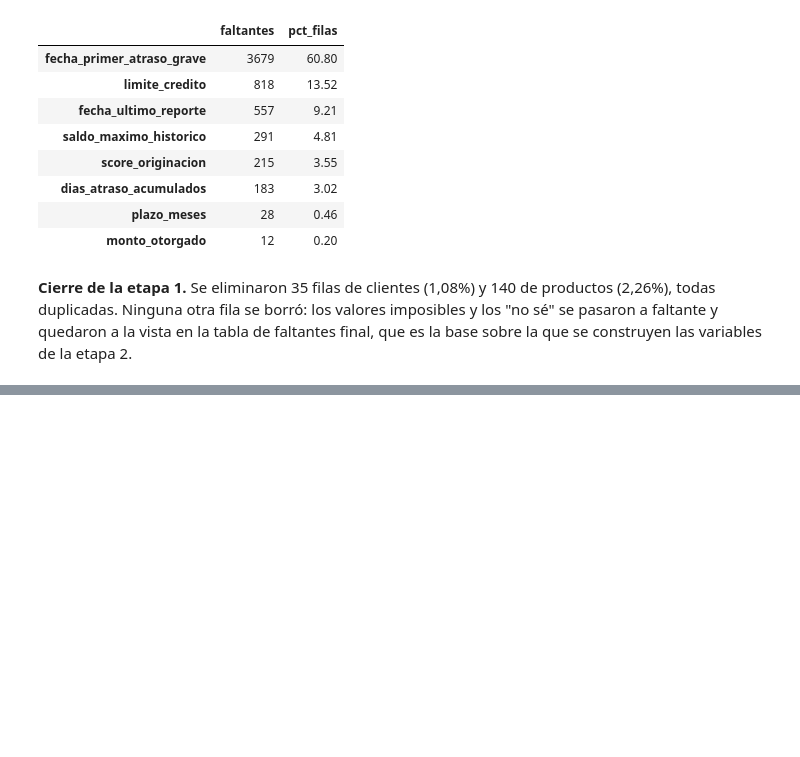
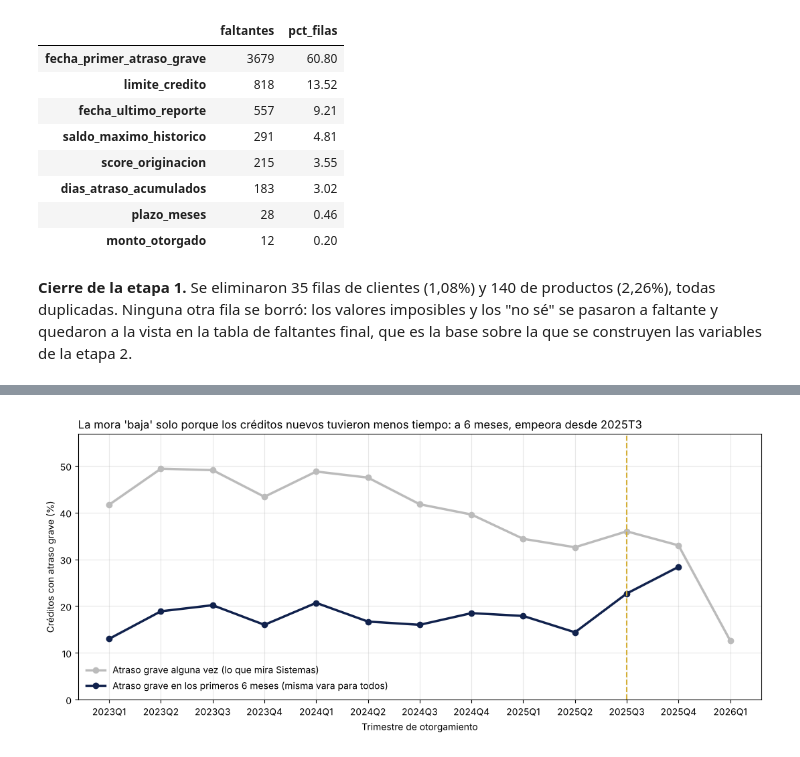
Before and after one commit to ncho06-a11y/proyecto-final-merli, a Jupyter notebook: notebooks/analisis_riesgo_credito.ipynb, the cells around one changed output, grey strips where cells are left out. Drawn from its saved outputs; the diff is of its cells as text; code cells hidden in the pictures; blank space fills up the shorter version.

```diff
--- a/notebooks/analisis_riesgo_credito.ipynb
+++ b/notebooks/analisis_riesgo_credito.ipynb
@@ -1308,0 +1492,13 @@ display(resumir_faltantes(productos))
+# %%
+# Uno cada crédito con los datos de su cliente y verifico el merge
+filas_antes_del_cambio = len(productos)
+creditos = productos.merge(clientes, on="id_cliente", how="left")
+print(f"Créditos antes del merge: {filas_antes_del_cambio:,}")
+print(f"Créditos después del merge: {len(creditos):,}")
+creditos_sin_cliente = creditos["sexo"].isna()
+print(
+    f"Créditos de clientes que no están en clientes.csv: {creditos_sin_cliente.sum()} "
+    f"({creditos_sin_cliente.mean():.1%}), de "
+    f"{creditos.loc[creditos_sin_cliente, 'id_cliente'].nunique()} clientes distintos"
+)
+display(creditos.loc[creditos_sin_cliente, ["en_mora", "mora_6_meses"]].mean().round(3))
@@ -1308,0 +1921,7 @@ display(resumir_faltantes(productos))
+# %%
+creditos["trimestre"] = creditos["fecha_alta_producto"].dt.to_period("Q").astype(str)
+creditos_comparables["trimestre"] = (
+    creditos_comparables["fecha_alta_producto"].dt.to_period("Q").astype(str)
+)
+mora_por_trimestre = resumir_mora_por_trimestre(creditos)
+display(mora_por_trimestre)
@@ -1308,0 +1944,38 @@ display(resumir_faltantes(productos))
+# %%
+fig, ax = plt.subplots(figsize=(11, 5))
+ax.plot(
+    mora_por_trimestre.index,
+    mora_por_trimestre["pct_mora_alguna_vez"],
+    color=GRIS,
+    linewidth=2.5,
+    marker="o",
+    label="Atraso grave alguna vez (lo que mira Sistemas)",
+)
+ax.plot(
+    mora_por_trimestre.index,
+    mora_por_trimestre["pct_mora_6_meses"],
+    color=AZUL,
+    linewidth=2.5,
+    marker="o",
+    label="Atraso grave en los primeros 6 meses (misma vara para todos)",
+)
+ax.axvline("2025Q3", color=DORADO, linestyle="--", linewidth=1.5)
+ax.set_title(
+    "La mora 'baja' solo porque los créditos nuevos tuvieron menos tiempo: "
+    "a 6 meses, empeora desde 2025T3",
+    loc="left",
+)
+ax.set_xlabel("Trimestre de otorgamiento")
+ax.set_ylabel("Créditos con atraso grave (%)")
+ax.set_ylim(0, mora_por_trimestre["pct_mora_alguna_vez"].max() * 1.15)
+ax.legend(frameon=False)
+ax.grid(alpha=0.3)
+fig.tight_layout()
+fig.savefig(
+    CARPETA_SALIDAS / "mora_por_trimestre.png",
+    dpi=RESOLUCION_GRAFICOS,
+    bbox_inches="tight",
+)
+plt.show()
+# %% [output]
+[figure, added]
```
Also changed, not shown: parts of 41 cells of this notebook, 1 other file.
